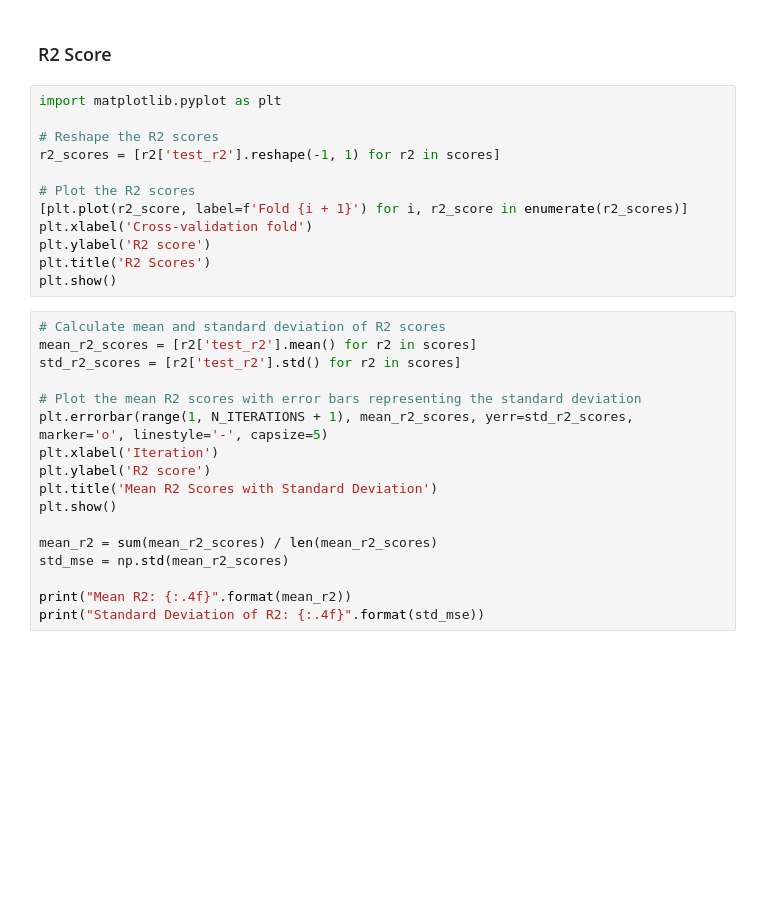
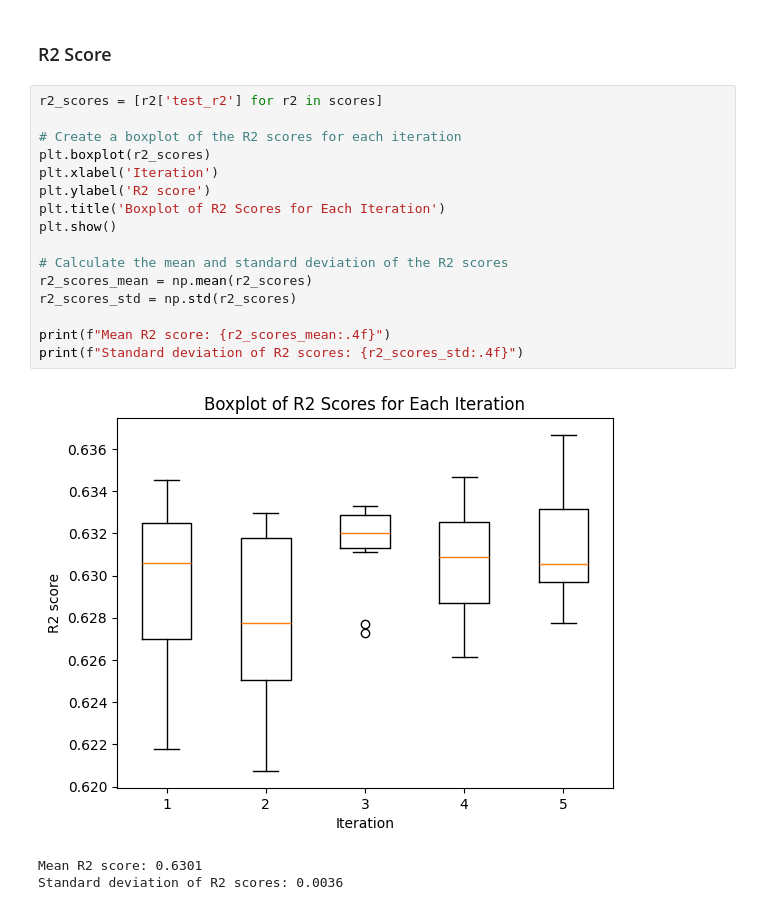
Before and after one commit to SteffanoP/volume_waste_prediction, a Jupyter notebook: scripts/models/HistGradientBoostingRegressor/modelling.ipynb, the cells around one changed output. Drawn from its saved outputs; the diff is of its cells as text; blank space fills up the shorter version.

```diff
--- a/scripts/models/HistGradientBoostingRegressor/modelling.ipynb
+++ b/scripts/models/HistGradientBoostingRegressor/modelling.ipynb
@@ -65,33 +112,24 @@ for _ in range(N_ITERATIONS):
 # %% [markdown]
 ### R2 Score
-# %%
-import matplotlib.pyplot as plt
-
-# Reshape the R2 scores
-r2_scores = [r2['test_r2'].reshape(-1, 1) for r2 in scores]
-
-# Plot the R2 scores
-[plt.plot(r2_score, label=f'Fold {i + 1}') for i, r2_score in enumerate(r2_scores)]
-plt.xlabel('Cross-validation fold')
-plt.ylabel('R2 score')
-plt.title('R2 Scores')
-plt.show()
-# %%
-# Calculate mean and standard deviation of R2 scores
-mean_r2_scores = [r2['test_r2'].mean() for r2 in scores]
-std_r2_scores = [r2['test_r2'].std() for r2 in scores]
-
-# Plot the mean R2 scores with error bars representing the standard deviation
-plt.errorbar(range(1, N_ITERATIONS + 1), mean_r2_scores, yerr=std_r2_scores, marker='o', linestyle='-', capsize=5)
-plt.xlabel('Iteration')
-plt.ylabel('R2 score')
-plt.title('Mean R2 Scores with Standard Deviation')
-plt.show()
-
-mean_r2 = sum(mean_r2_scores) / len(mean_r2_scores)
-std_mse = np.std(mean_r2_scores)
-
-print("Mean R2: {:.4f}".format(mean_r2))
-print("Standard Deviation of R2: {:.4f}".format(std_mse))
+# %%
+r2_scores = [r2['test_r2'] for r2 in scores]
+
+# Create a boxplot of the R2 scores for each iteration
+plt.boxplot(r2_scores)
+plt.xlabel('Iteration')
+plt.ylabel('R2 score')
+plt.title('Boxplot of R2 Scores for Each Iteration')
+plt.show()
+
+# Calculate the mean and standard deviation of the R2 scores
+r2_scores_mean = np.mean(r2_scores)
+r2_scores_std = np.std(r2_scores)
+
+print(f"Mean R2 score: {r2_scores_mean:.4f}")
+print(f"Standard deviation of R2 scores: {r2_scores_std:.4f}")
+# %% [output]
+[figure, added]
+Mean R2 score: 0.6301
+Standard deviation of R2 scores: 0.0036
 # %%
 # Calculate MSE for each fold
```
Also changed, not shown: parts of 12 cells of this notebook, 1 other file.
